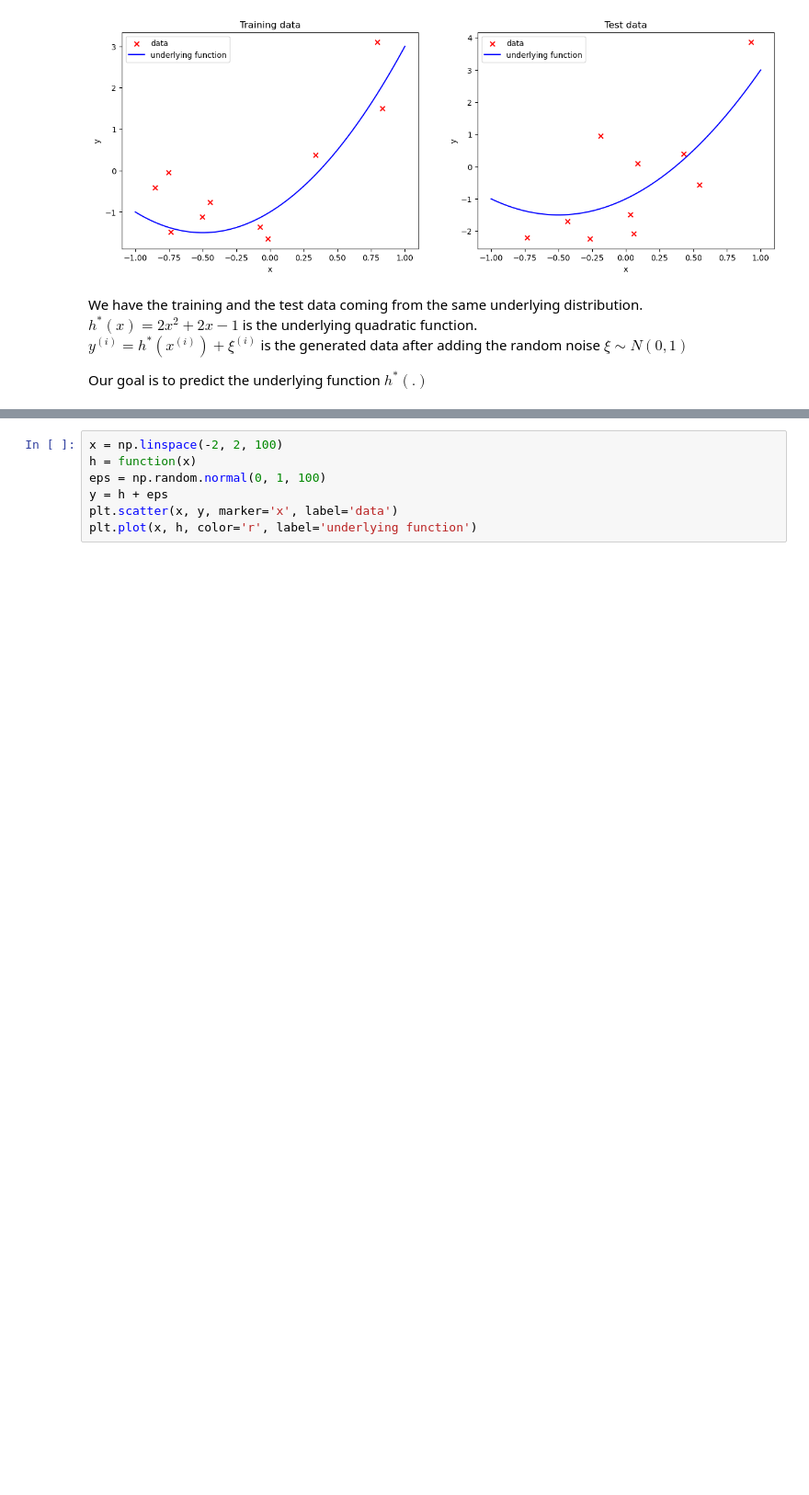
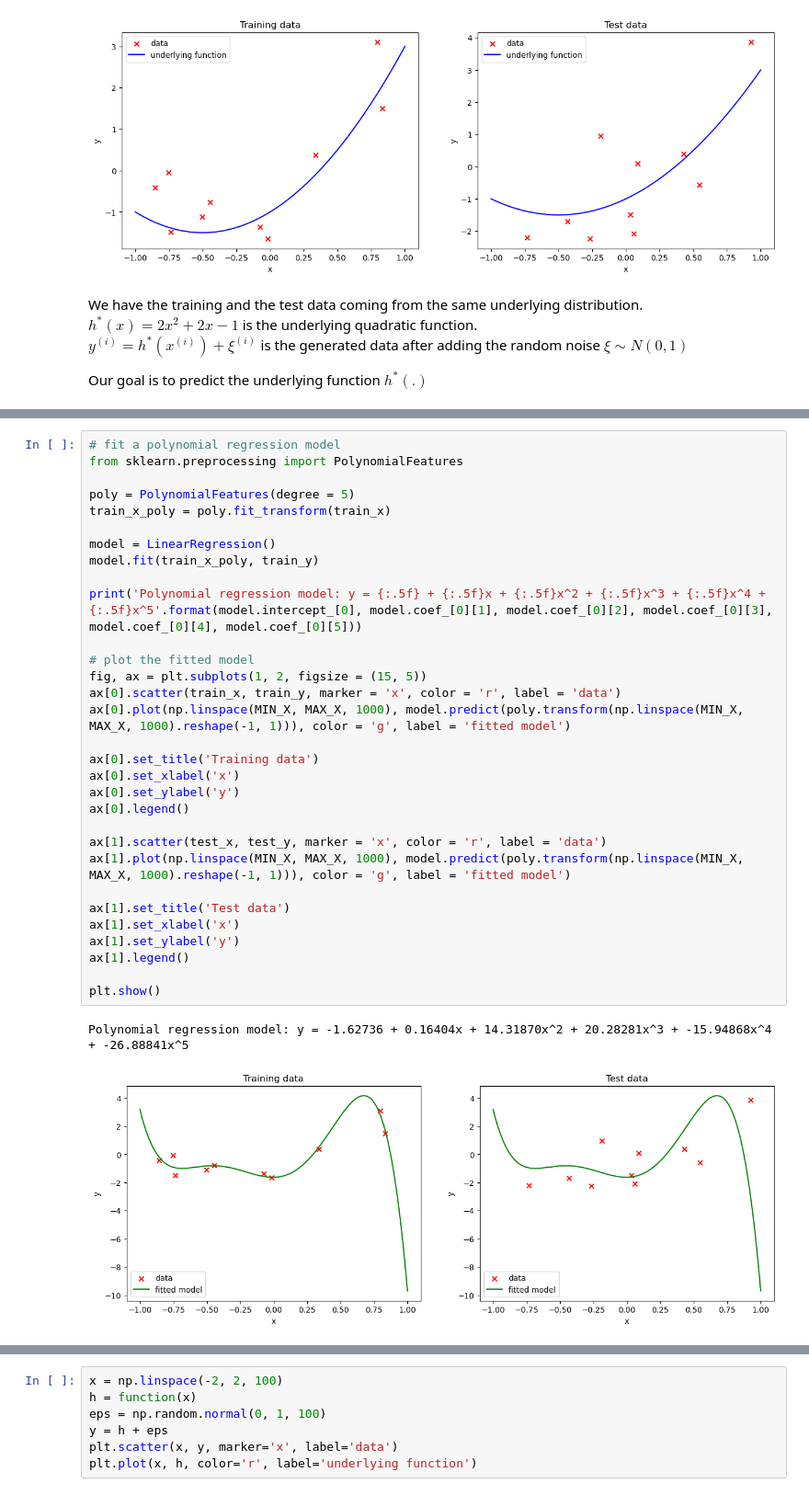
Before and after one commit to AshishSinha5/course_notes, a Jupyter notebook: cs229/chapter_8.ipynb, the cells around one changed output, grey strips where cells are left out. Shown: that part at 92% size. Drawn from its saved outputs; the diff is of its cells as text; blank space fills up the shorter version.

```diff
--- a/cs229/chapter_8.ipynb
+++ b/cs229/chapter_8.ipynb
@@ -82,0 +133,34 @@ Our goal is to predict the underlying function $h^{*}(.)$
+# %%
+# fit a polynomial regression model
+from sklearn.preprocessing import PolynomialFeatures
+
+poly = PolynomialFeatures(degree = 5)
+train_x_poly = poly.fit_transform(train_x)
+
+model = LinearRegression()
+model.fit(train_x_poly, train_y)
+
+print('Polynomial regression model: y = {:.5f} + {:.5f}x + {:.5f}x^2 + {:.5f}x^3 + {:.5f}x^4 + {:.5f}x^5'.format(model.intercept_[0], model.coef_[0][1], model.coef_[0][2], model.coef_[0][3], model.coef_[0][4], model.coef_[0][5]))
+
+# plot the fitted model
+fig, ax = plt.subplots(1, 2, figsize = (15, 5))
+ax[0].scatter(train_x, train_y, marker = 'x', color = 'r', label = 'data')
+ax[0].plot(np.linspace(MIN_X, MAX_X, 1000), model.predict(poly.transform(np.linspace(MIN_X, MAX_X, 1000).reshape(-1, 1))), color = 'g', label = 'fitted model')
+
+ax[0].set_title('Training data')
+ax[0].set_xlabel('x')
+ax[0].set_ylabel('y')
+ax[0].legend()
+
+ax[1].scatter(test_x, test_y, marker = 'x', color = 'r', label = 'data')
+ax[1].plot(np.linspace(MIN_X, MAX_X, 1000), model.predict(poly.transform(np.linspace(MIN_X, MAX_X, 1000).reshape(-1, 1))), color = 'g', label = 'fitted model')
+
+ax[1].set_title('Test data')
+ax[1].set_xlabel('x')
+ax[1].set_ylabel('y')
+ax[1].legend()
+
+plt.show()
+# %% [output]
+Polynomial regression model: y = -1.62736 + 0.16404x + 14.31870x^2 + 20.28281x^3 + -15.94868x^4 + -26.88841x^5
+[figure, added]
```
Also changed, not shown: parts of 12 cells of this notebook.
